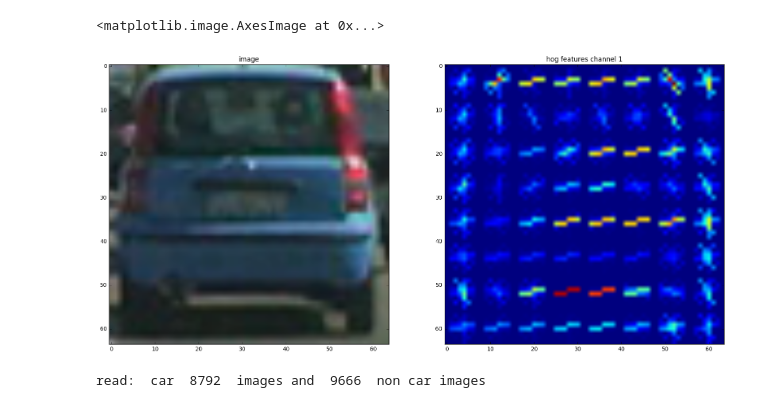
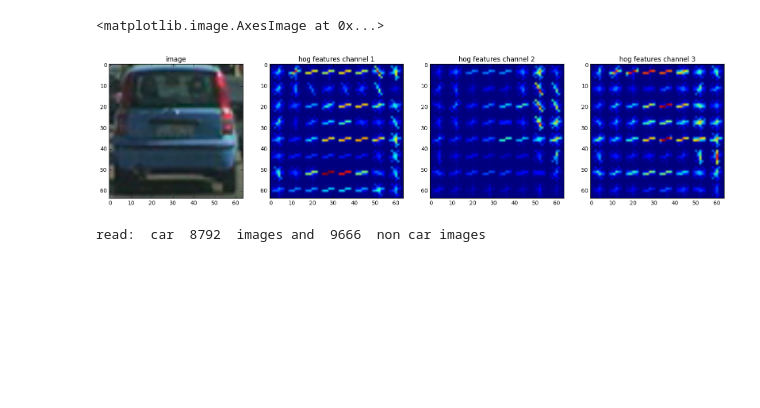
Before and after one commit to mliesenberg/self-driving-car-nano-degree, a Jupyter notebook: project-5-vehicle-detection-and-tracking/vehicle-detection-and-tracking.ipynb, the cells around one changed output. Cells and saved outputs as stored; diff of their text form; code cells hidden in the pictures; blank space fills up the shorter version.

Commit message:
improve readme, use all channels for hog

```diff
--- a/project-5-vehicle-detection-and-tracking/vehicle-detection-and-tracking.ipynb
+++ b/project-5-vehicle-detection-and-tracking/vehicle-detection-and-tracking.ipynb
@@ -27,18 +24,22 @@ def read_image(image_path):
 # %%
 # show case hog features
 from feature_extraction import hog_features
 
 image = read_image('./training/vehicles/GTI_MiddleClose/image0240.png')
-_, feature_image = hog_features(image, visualize=True)
+feature_image = hog_features(image, visualize=True)
 
-f, (ax0, ax1) = plt.subplots(1, 2, figsize=(20,10))
+f, (ax0, ax1, ax2, ax3) = plt.subplots(1, 4, figsize=(20,10))
 ax0.set_title('image')
 ax0.imshow(image)
 ax1.set_title('hog features channel 1')
-ax1.imshow(feature_image)
+ax1.imshow(feature_image[0][1])
+ax2.set_title('hog features channel 2')
+ax2.imshow(feature_image[1][1])
+ax3.set_title('hog features channel 3')
+ax3.imshow(feature_image[2][1])
 # %% [output]
 <matplotlib.image.AxesImage at 0x...>
-[figure, old version]
+[figure, new version]
 # %%
 # Read in car and non-car images
 car_images_path = './training/vehicles/GTI*/*'
```
Also changed, not shown: parts of 5 cells of this notebook, 7 other files.
